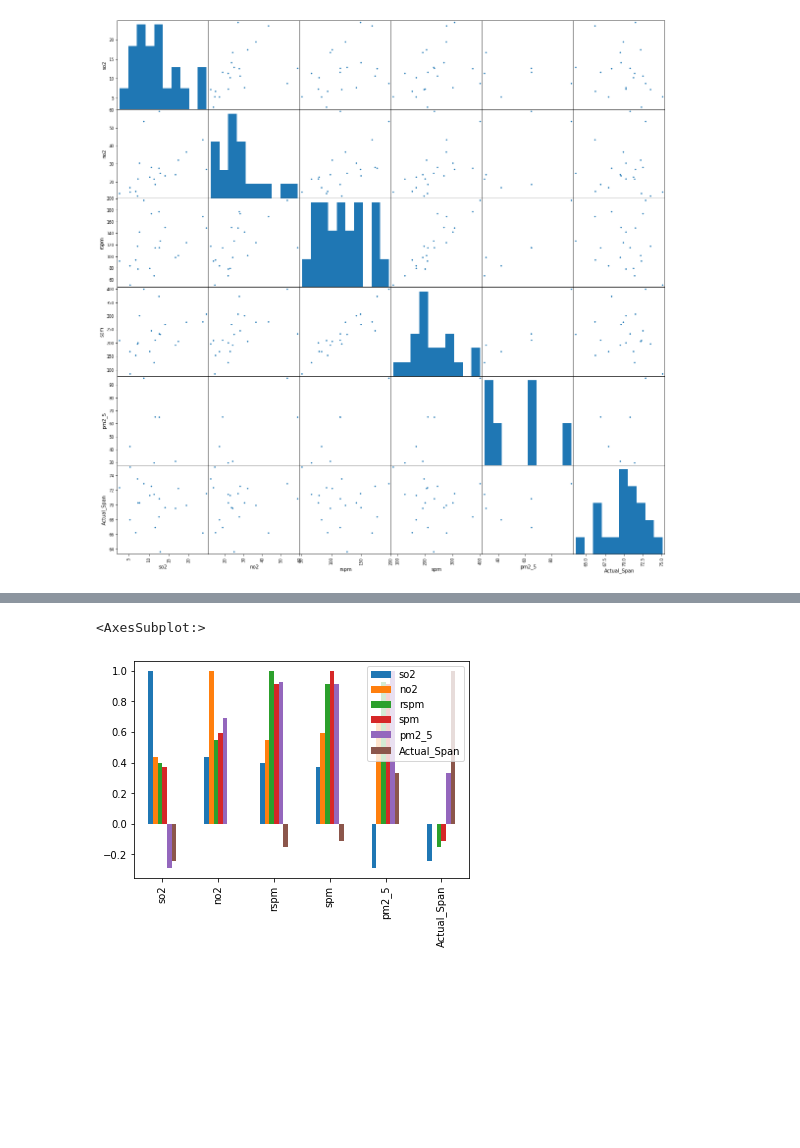
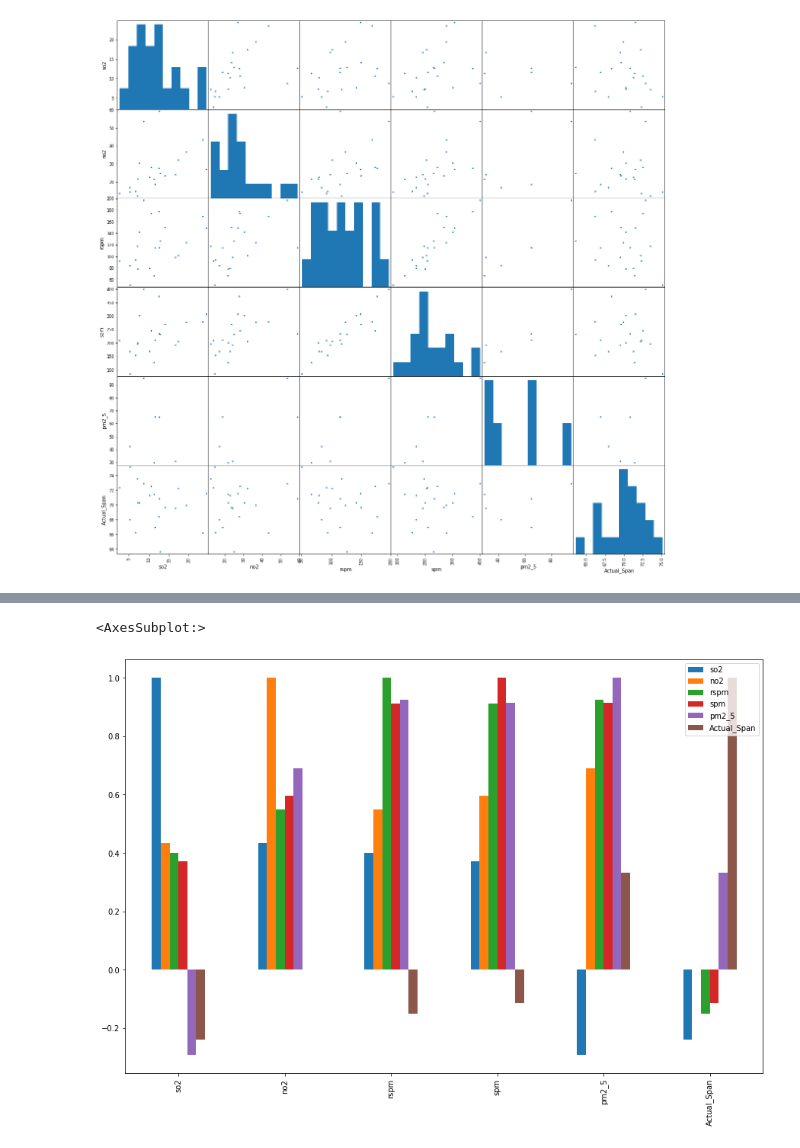
Before and after one commit to hanzhi227/Capstone1, a Jupyter notebook: IndiaAirVSLife.ipynb, the cells around one changed output, grey strips where cells are left out. Cells and saved outputs as stored; diff of their text form; code cells hidden in the pictures; blank space fills up the shorter version.

```diff
--- a/IndiaAirVSLife.ipynb
+++ b/IndiaAirVSLife.ipynb
@@ -102,4 +104,4 @@ pd.plotting.scatter_matrix(life_air_avg, alpha = 1,figsize = (20,20));
 # %% [output]
 [figure]
 # %%
-life_air_avg.set_index('State')
+life_air_avg = life_air_avg.set_index('State')
@@ -125,5 +108,5 @@ life_air_avg.set_index('State')
 # %%
-life_air_avg.corr().plot(kind = 'bar')
+life_air_avg.corr().plot(kind = 'bar',figsize = (15,10))
 # %% [output]
 <AxesSubplot:>
-[figure, old version]
+[figure, new version]
```
Also changed, not shown: parts of 12 cells of this notebook.
